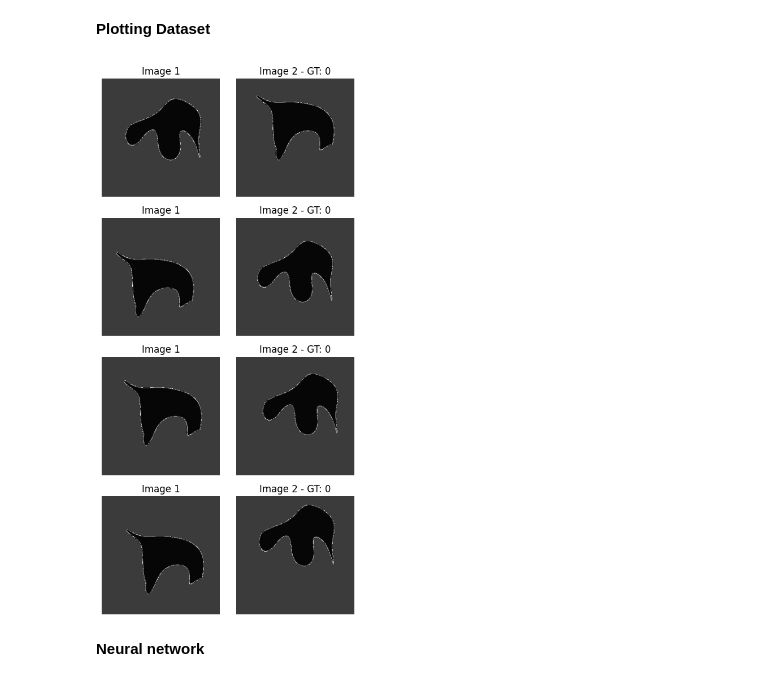
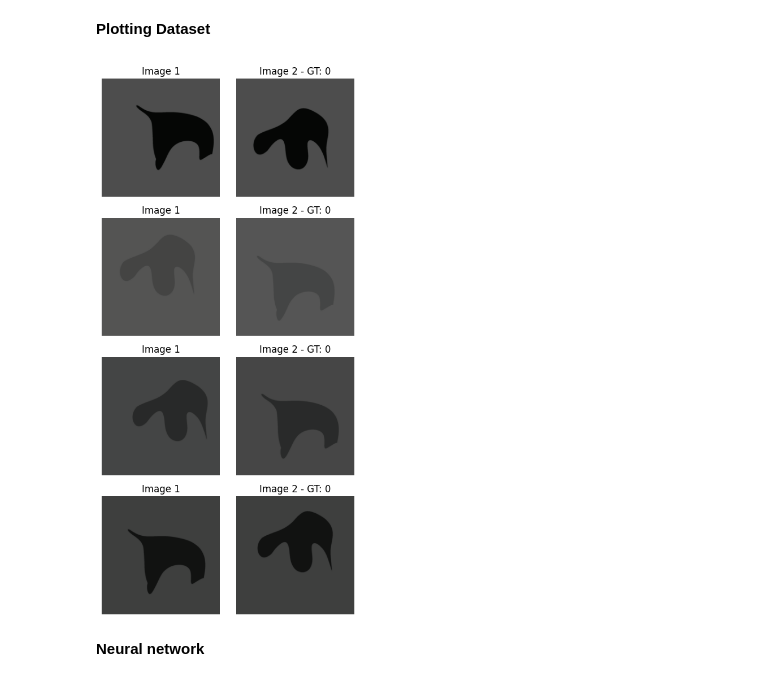
Before and after one commit to AnaBelenCarbajal/Thesis, a Jupyter notebook: Baseline_catLearningTask.ipynb, the cells around one changed output. Cells and saved outputs as stored; diff of their text form; code cells hidden in the pictures.

```diff
--- a/Baseline_catLearningTask.ipynb
+++ b/Baseline_catLearningTask.ipynb
@@ -332,16 +335,16 @@ class ShapeImageDataset (Dataset):
     img1 = padding_img1(img1)
     img2 = padding_img2(img2)
 
+    #apply ColorJitter
+    [brightness_factor, contrast_factor, saturation_factor, hue_factor] = compute_parameters(
+        brightness=(0.5,0.8), contrast=(0.1,1), saturation=(-0.5,0.5), hue=0)
+    img1 = apply_ColorJitter(img1, brightness_factor, contrast_factor, saturation_factor, hue_factor)
+    img2 = apply_ColorJitter(img2, brightness_factor, contrast_factor, saturation_factor, hue_factor)
+
     # apply more transformations
     if self.transform:
       img1 = self.transform(img1)
       img2 = self.transform(img2)
-
-    # apply ColorJitter
-    #[brightness_factor, contrast_factor, saturation_factor, hue_factor] = compute_parameters(
-     #   brightness=(0.5,1), contrast=(0.5,1), saturation=(-0.5,0.5), hue=0)
-    #img1 = apply_ColorJitter(img1, brightness_factor, contrast_factor, saturation_factor, hue_factor)
-    #img2 = apply_ColorJitter(img2, brightness_factor, contrast_factor, saturation_factor, hue_factor)
 
     # left and right positions change randomly
     # return tensors for image 1 and image 2 and a ground truth
@@ -352,7 +355,8 @@ class ShapeImageDataset (Dataset):
       img_left = img2
       img_right = img1
 
-    return to_grayscale_rgb(img_left), to_grayscale_rgb(img_right), gt
+    #return to_grayscale_rgb(img_left), to_grayscale_rgb(img_right), gt
+    return img_left, img_right, gt
 # %% [markdown]
 9) Create datasets of images
 # %%
@@ -406,31 +377,39 @@ def denormalize(tensor):
+# %%
+# Denormalize tensor
+denormalize = transforms.Normalize(
+    mean=[-0.485 / 0.229, -0.456 / 0.224, -0.406 / 0.225],
+    std=[1/0.229, 1/0.224, 1/0.225]
+)
 # %%
+from torchvision.transforms import functional as F
+
 def tensor_to_pil(image_tensor):
-    return transform.to_pil_image(image_tensor)
+    return F.to_pil_image(image_tensor)
 # %%
 # Example usage to display 5 pairs of images
 fig, axs = plt.subplots(4, 2, figsize=(5, 10))
 
 for i in range(4):
     idx = np.random.randint(0, len(dataset_RSA) - 1)
     img1, img2, gt = dataset_RSA[idx]  # Get image pair and ground truth
-    #img1 = denormalize(img1)
-    #img2 = denormalize(img2)
+    img1 = denormalize(img1)
+    img2 = denormalize(img2)
     img1_pil = tensor_to_pil(img1)
     img2_pil = tensor_to_pil(img2)
 
     axs[i, 0].imshow(img1_pil)
     axs[i, 0].set_title('Image 1')
     axs[i, 0].axis('off')
 
     axs[i, 1].imshow(img2_pil)
     axs[i, 1].set_title(f'Image 2 - GT: {gt}')
     axs[i, 1].axis('off')
 
 plt.tight_layout()
-#plt.savefig(dic_baseline + 'image_pairs_tested.pdf')
+#plt.savefig(dic_baseline + 'image_pairs_final3.pdf')
 plt.show()
 # %% [output]
-[figure, old version]
+[figure, new version]
 # %% [markdown]
 **Neural network**
 # %% [markdown]
```
Also changed, not shown: parts of 21 cells of this notebook.
